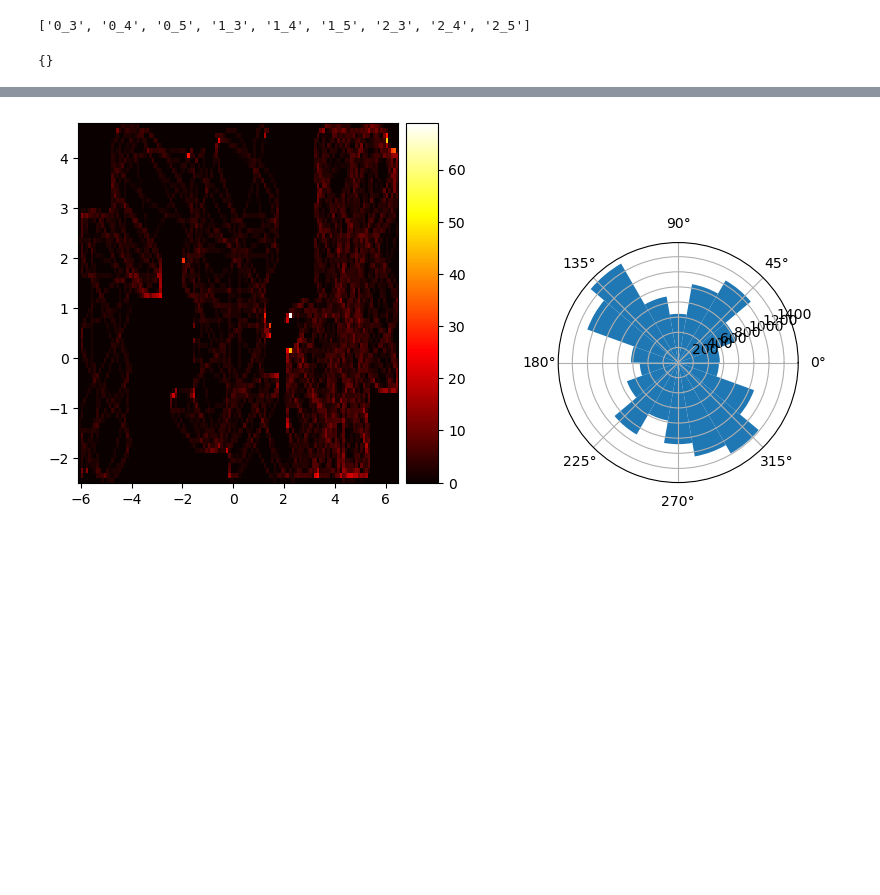
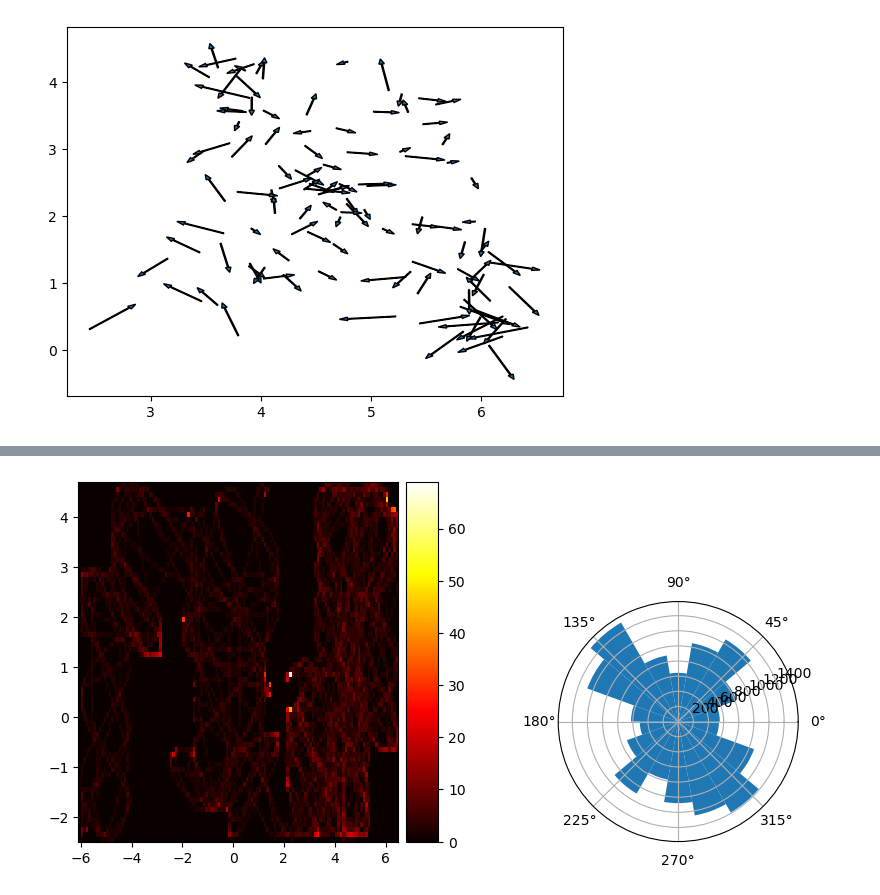
Before and after one commit to yyhhoi/HippoSLAM, a Jupyter notebook: controllers/hipposlam/try.ipynb, the cells around one changed output, grey strips where cells are left out. Drawn from its saved outputs; the diff is of its cells as text; code cells hidden in the pictures; blank space fills up the shorter version.

```diff
--- a/controllers/hipposlam/try.ipynb
+++ b/controllers/hipposlam/try.ipynb
@@ -1,16 +1,32 @@
-# %%
-# Obj combinations
-foo_c = ["%d"%i for i in range(3)]
-foo_d = ["%d"%i for i in range(3, 6)]
-
-foo_cd = []
-for c in foo_c:
-    for d in foo_d:
-        cd = c + "_" + d
-        foo_cd.append(cd)
-print(foo_cd)
-# %% [output]
-['0_3', '0_4', '0_5', '1_3', '1_4', '1_5', '2_3', '2_4', '2_5']
+# %%
+import pandas as pd
+import matplotlib.pyplot as plt
+from pycircstat.descriptive import mean as cmean, resultant_vector_length
+import numpy as np
+df = pd.read_csv('data/statemaps.txt')
+
+figall, axall = plt.subplots()
+
+allsids = np.unique(df[' sid'])
+for i in range(allsids.shape[0]):
+
+    sid = allsids[i]
+    subdf = df[df[' sid'] == sid]
+    x = subdf['x'].to_numpy()
+    y = subdf['y'].to_numpy()
+    a = subdf['rota'].to_numpy() * subdf['rotz'].to_numpy()
+    xmu, ymu = x.mean(), y.mean()
+    amu = cmean(a)
+    rmu = resultant_vector_length(a)
+    # axall.scatter(xmu, ymu)
+    r = 0.5 * rmu
+    axall.arrow(xmu, ymu, r * np.cos(amu), r * np.sin(amu) , width =0.01, head_width=0.05)
+    # fig, ax = plt.subplots()
+    # ax.quiver(x, y, np.cos(a), np.sin(a))
+    # axall.set_xlim(-7, 7)
+    # axall.set_ylim(-3, 5)
+# %% [output]
+[figure, added]
 # %%
 import numpy as np
 from hipposlam.utils import read_pickle, save_pickle
@@ -46,7 +62,3 @@ f_pos = metadata['fpos']
 trajdf = pd.DataFrame(trajdata)
 trajdf['X_Nrow'] = trajdf['X'].apply(lambda x : x.shape[0])
 trajdf['a'] = trajdf['rota'] * trajdf['rotz']
-# %%
-fkey2id_dict
-# %% [output]
-{}
```
Also changed, not shown: parts of 1 cell of this notebook, 3 other files.
